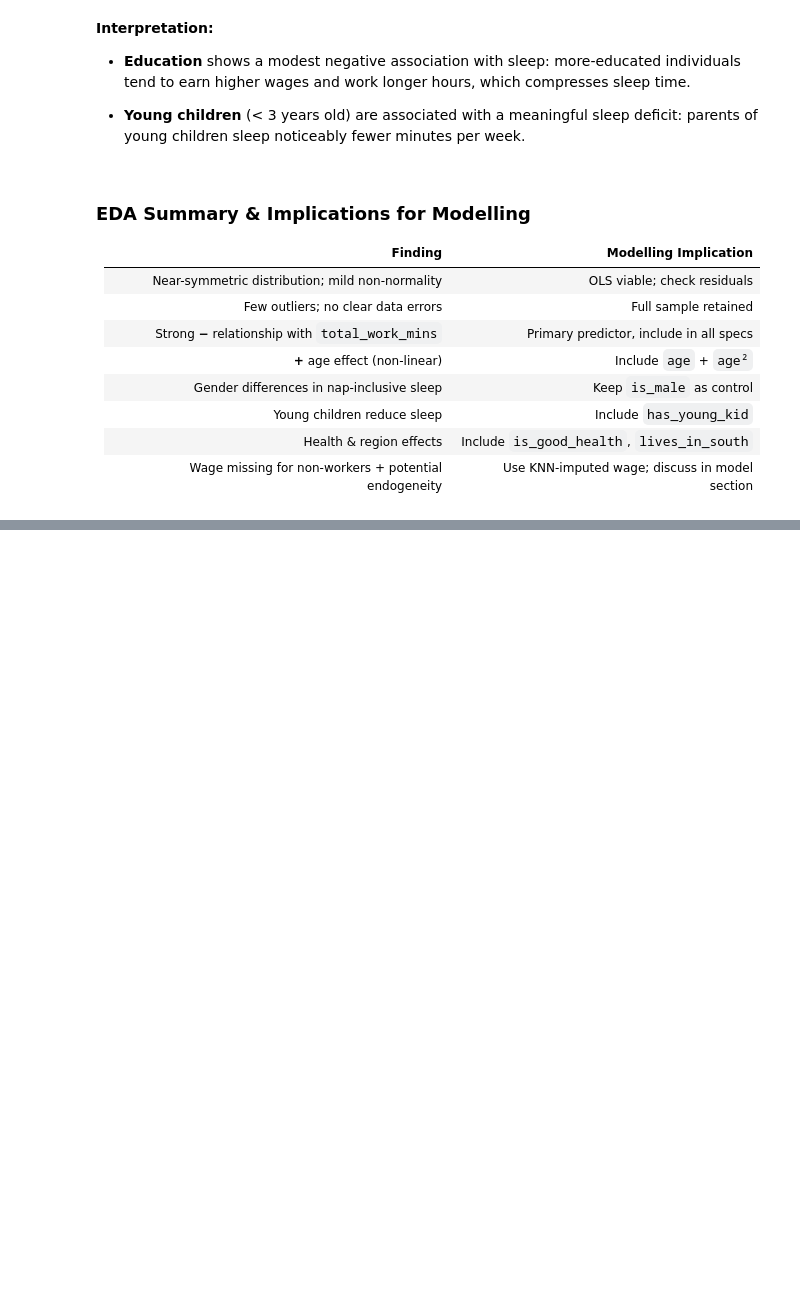
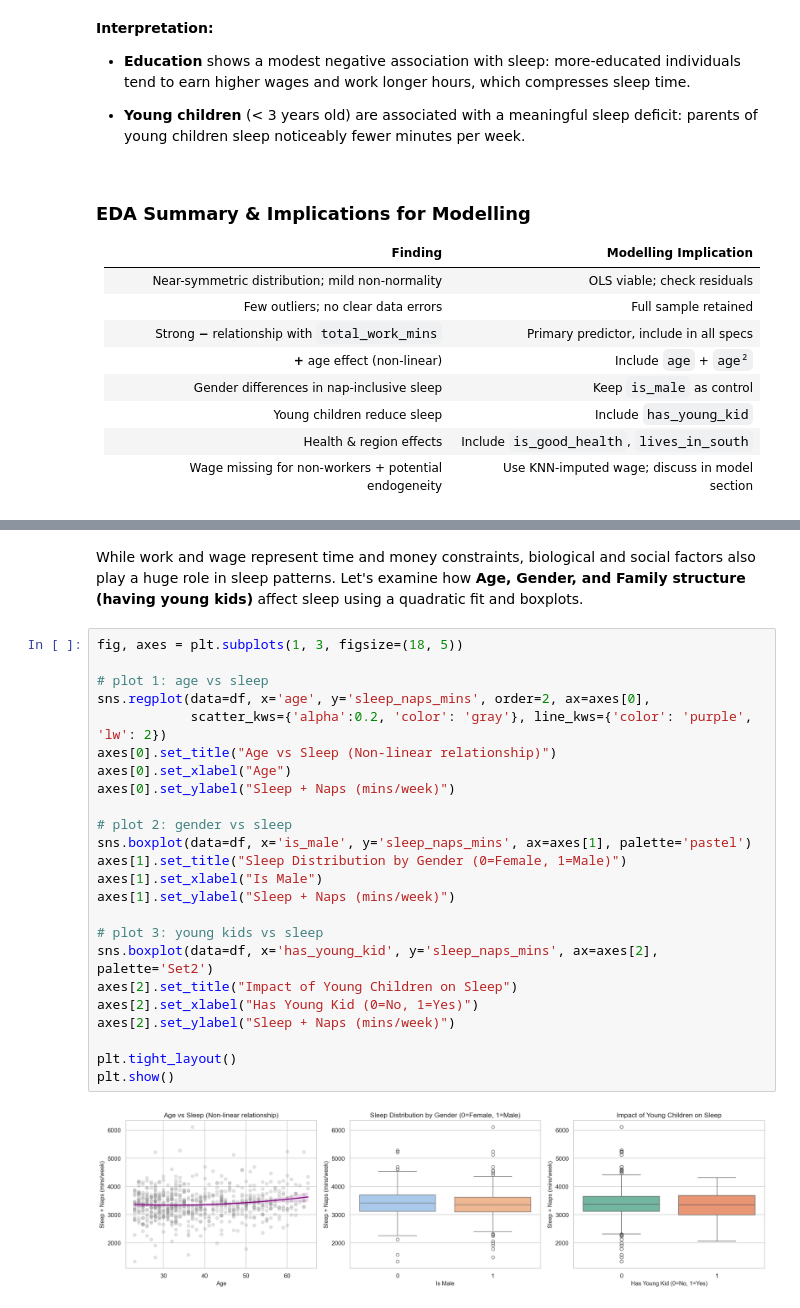
Before and after one commit to 208252/statistics, a Jupyter notebook: assignment.ipynb, the cells around one changed output, grey strips where cells are left out. Saved outputs shown, nothing was run; the diff lists cells and outputs as text; blank space fills up the shorter version.

```diff
--- a/assignment.ipynb
+++ b/assignment.ipynb
@@ -851,0 +885,28 @@ Young child t-test: t=1.083, p=0.2794
+# %% [markdown]
+While work and wage represent time and money constraints, biological and social factors also play a huge role in sleep patterns. Let's examine how **Age, Gender, and Family structure (having young kids)** affect sleep using a quadratic fit and boxplots.
+# %%
+fig, axes = plt.subplots(1, 3, figsize=(18, 5))
+
+# plot 1: age vs sleep
+sns.regplot(data=df, x='age', y='sleep_naps_mins', order=2, ax=axes[0],
+            scatter_kws={'alpha':0.2, 'color': 'gray'}, line_kws={'color': 'purple', 'lw': 2})
+axes[0].set_title("Age vs Sleep (Non-linear relationship)")
+axes[0].set_xlabel("Age")
+axes[0].set_ylabel("Sleep + Naps (mins/week)")
+
+# plot 2: gender vs sleep
+sns.boxplot(data=df, x='is_male', y='sleep_naps_mins', ax=axes[1], palette='pastel')
+axes[1].set_title("Sleep Distribution by Gender (0=Female, 1=Male)")
+axes[1].set_xlabel("Is Male")
+axes[1].set_ylabel("Sleep + Naps (mins/week)")
+
+# plot 3: young kids vs sleep
+sns.boxplot(data=df, x='has_young_kid', y='sleep_naps_mins', ax=axes[2], palette='Set2')
+axes[2].set_title("Impact of Young Children on Sleep")
+axes[2].set_xlabel("Has Young Kid (0=No, 1=Yes)")
+axes[2].set_ylabel("Sleep + Naps (mins/week)")
+
+plt.tight_layout()
+plt.show()
+# %% [output]
+[figure, added]
```
Also changed, not shown: parts of 8 cells of this notebook, 9 other files.
